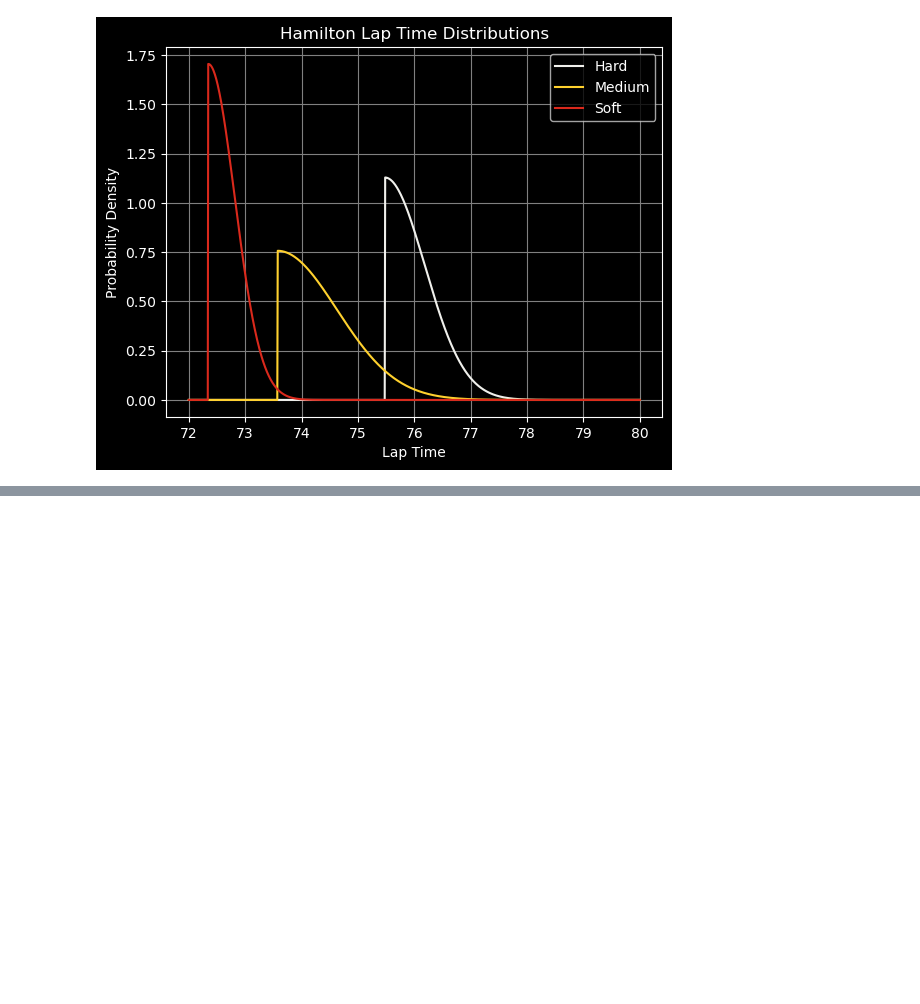
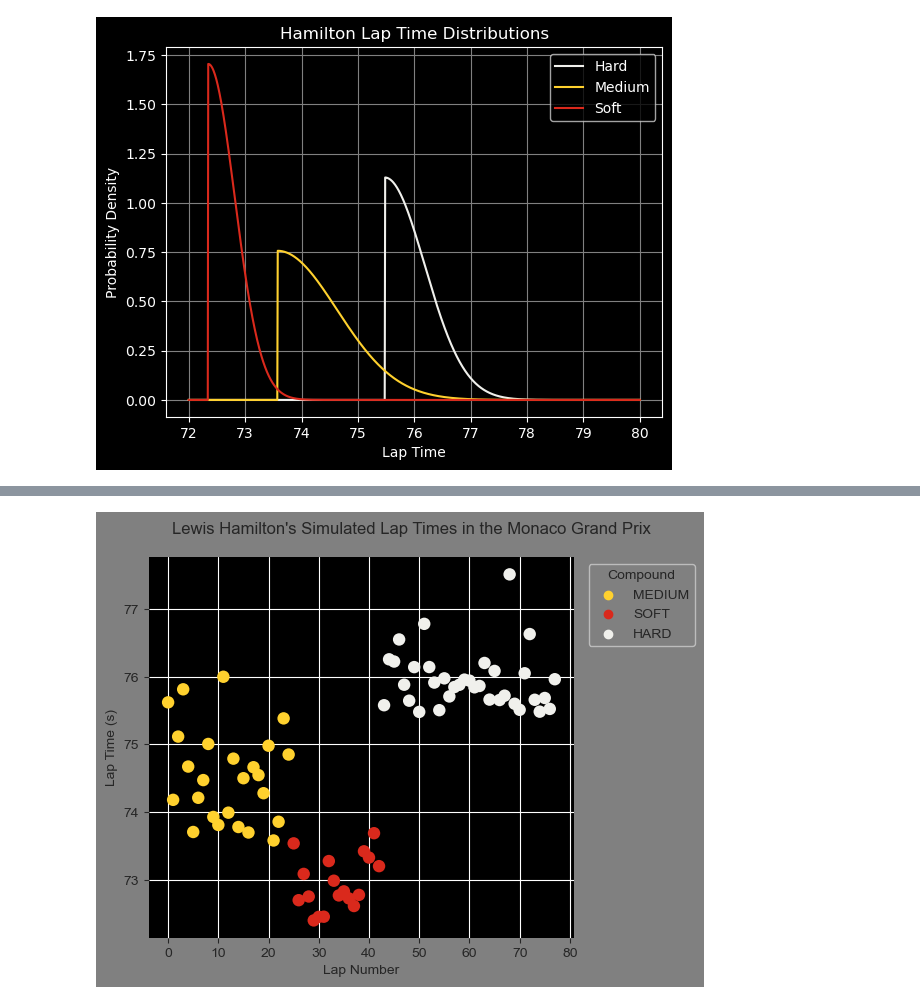
Before and after one commit to AbdullahKhurram30/Pythlete-Working, a Jupyter notebook: race-strategy/strategy-simulation.ipynb, the cells around one changed output, grey strips where cells are left out. Drawn from its saved outputs; the diff is of its cells as text; code cells hidden in the pictures; blank space fills up the shorter version.

```diff
--- a/race-strategy/strategy-simulation.ipynb
+++ b/race-strategy/strategy-simulation.ipynb
@@ -188,0 +394,23 @@ plt.show()
+# %%
+sns.set_style("ticks", rc = {"axes.facecolor": "black", "figure.facecolor": "grey"})
+fig, ax = plt.subplots()
+
+sns.scatterplot(data = lap_times_df, x = lap_times_df.index, y = "Lap Times",
+                ax = ax, hue = "Compound", palette = fastf1.plotting.COMPOUND_COLORS,
+                s = 80, linewidth = 0, legend = "auto")
+ax.set_xlabel("Lap Number")
+ax.set_ylabel("Lap Time (s)")
+plt.suptitle(f"Lewis Hamilton's Simulated Lap Times in the Monaco Grand Prix")
+plt.grid(color = "w", which = 'major', axis = 'both')
+sns.despine(left = True, bottom = True)
+# get the plot's legend
+leg = ax.get_legend()
+# put the legend out of the plot
+leg.set_bbox_to_anchor((1.3, 1))
+# set the legend's background to transparent
+frame = leg.get_frame()
+frame.set_facecolor('none')
+plt.tight_layout()
+plt.show()
+# %% [output]
+[figure, added]
```
Also changed, not shown: parts of 11 cells of this notebook, 1 other file.
